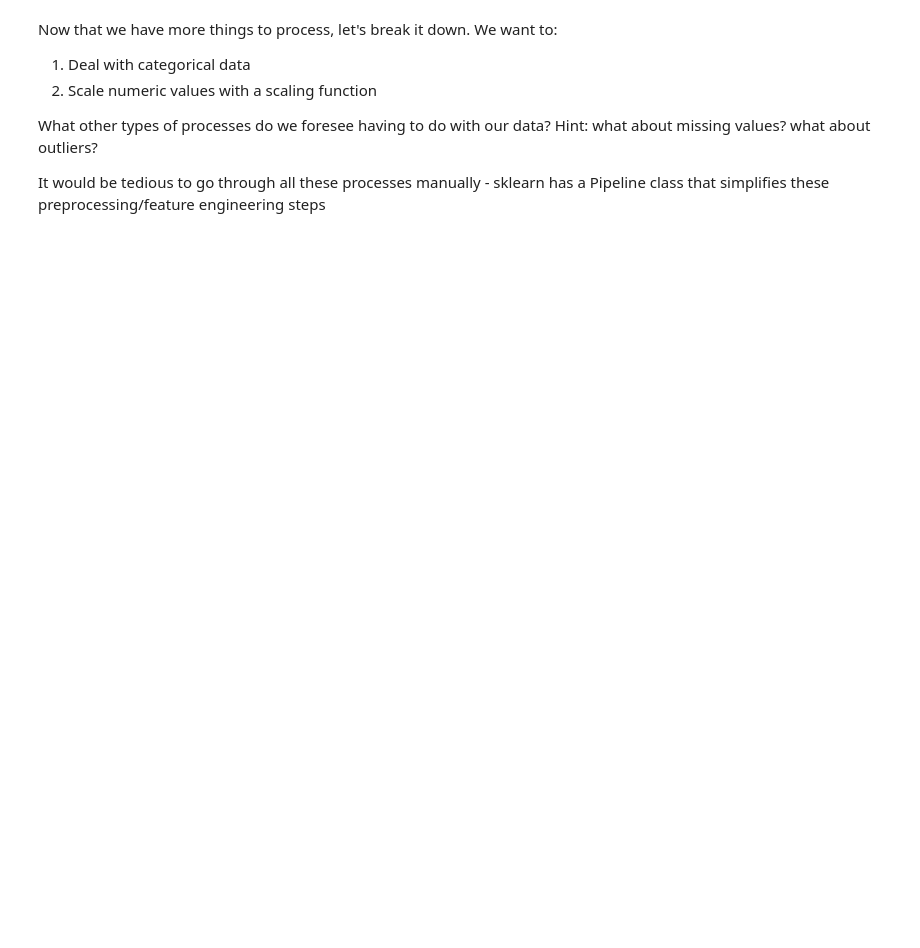
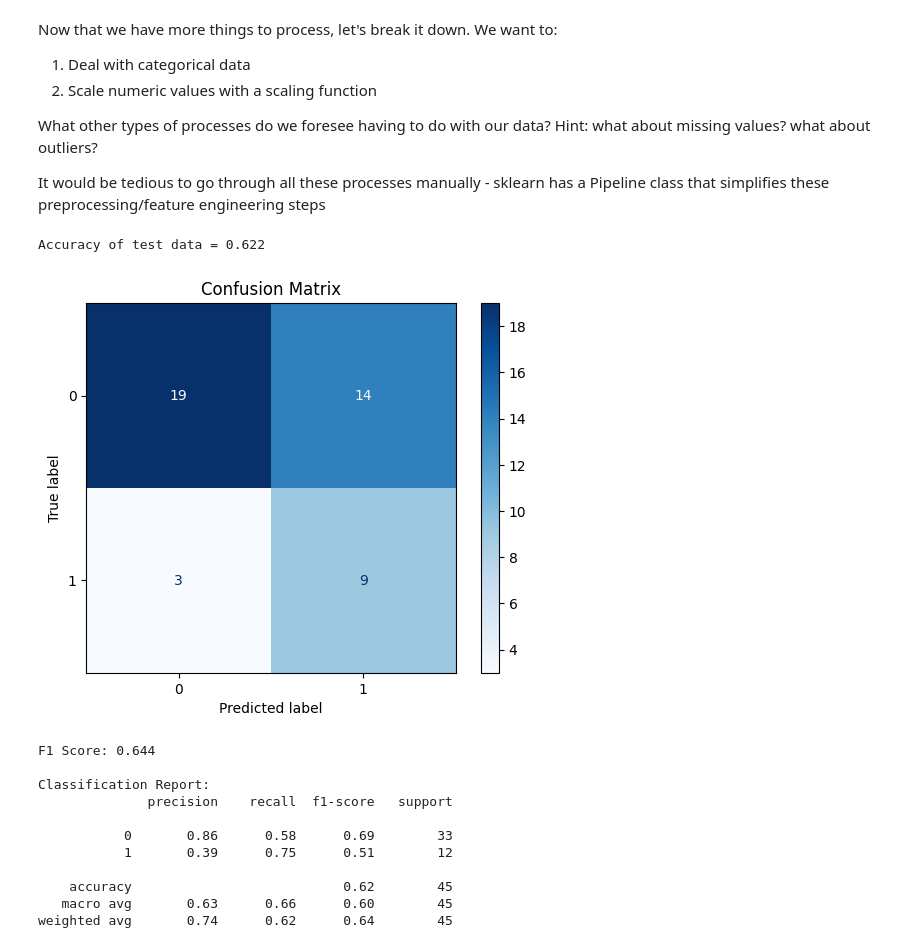
Before and after one commit to jo-tjx/MY-DAC-Curriculum, a Jupyter notebook: DAC-006_Machine_Learning/DAC-006-Intro_to_ML_Session_1_Student.ipynb, the cells around one changed output. Cells and saved outputs as stored; diff of their text form; code cells hidden in the pictures; blank space fills up the shorter version.

```diff
--- a/DAC-006_Machine_Learning/DAC-006-Intro_to_ML_Session_1_Student.ipynb
+++ b/DAC-006_Machine_Learning/DAC-006-Intro_to_ML_Session_1_Student.ipynb
@@ -349,3 +388,6 @@ Multiclass Logistic Regression extends binary logistic regression to handle mult
 Here we will be looking at softmax regression. To obtain the loss function for softmax regression, we can use MLE and minimise cross entropy, which is a generalised form of binary cross entropy.
 # %%
 # Let's load in the iris dataset
+iris = load_iris(as_frame = True)
+x = iris.data
+y - iris.target
@@ -359,34 +414,65 @@ What other types of processes do we foresee having to do with our data? Hint: wh
 
 It would be tedious to go through all these processes manually - sklearn has a Pipeline class that simplifies these preprocessing/feature engineering steps
 # %%
+# Import necessary libraries
+from sklearn.model_selection import train_test_split
+from sklearn.preprocessing import StandardScaler
+from sklearn.linear_model import LogisticRegression
+import numpy as np
+
 # Split the data into the training and test data
+x_train, x_test, y_train, y_test = train_test_split(x, y, test_size=0.3, random_state=42)
 
-
+# Initialize the scaler
+scaler = StandardScaler()
 
 # Fit the scaler on the training data and transform both training and test data
+x_train_scaled = scaler.fit_transform(x_train)
+x_test_scaled = scaler.transform(x_test)
 
-# regularization constant (strength)
+# Regularization constant (strength)
 REG_CONST = 0.01
 
-# Create a model and fit it to the training data.
-# C := inverse of regularization strength, stronger regularization with smaller values
+# Create a logistic regression model and fit it to the training data
+model = LogisticRegression(multi_class='multinomial', penalty='l2', C=1/REG_CONST, max_iter=300)
 
-# Predict the classes of test data and measure the accuracy of test data
+# Fit the model
+model.fit(x_train_scaled, y_train)
+
+# Predict the classes of test data and measure the accuracy
+y_pred = model.predict(x_test_scaled)
+acc = (y_pred == y_test).mean()
+print('\nAccuracy of test data = {:.3f}'.format(acc))
+# %% [output]
+Accuracy of test data = 0.622
 # %%
-# # Get prediction probabilities
-# y_pred_proba = model.predict_proba(x_test_scaled)[:, 1]
+# Get prediction probabilities
+y_pred_proba = model.predict_proba(x_test_scaled)[:, 1]
 
-# # Create and plot confusion matrix
-# cm = confusion_matrix(y_test, y_pred)
-# disp = ConfusionMatrixDisplay(confusion_matrix=cm, display_labels=model.classes_)
-# disp.plot(cmap=plt.cm.Blues)
-# plt.title('Confusion Matrix')
-# plt.show()
+# Create and plot confusion matrix
+cm = confusion_matrix(y_test, y_pred)
+disp = ConfusionMatrixDisplay(confusion_matrix=cm, display_labels=model.classes_)
+disp.plot(cmap=plt.cm.Blues)
+plt.title('Confusion Matrix')
+plt.show()
 
-# # Calculate F1 score
-# f1 = f1_score(y_test, y_pred, average='weighted')
-# print(f'F1 Score: {f1:.3f}')
+# Calculate F1 score
+f1 = f1_score(y_test, y_pred, average='weighted')
+print(f'F1 Score: {f1:.3f}')
 
-# # Print Classification Report
-# print("\nClassification Report:")
-# print(classification_report(y_test, y_pred))
+# Print Classification Report
+print("\nClassification Report:")
+print(classification_report(y_test, y_pred))
+# %% [output]
+[figure, added]
+F1 Score: 0.644
+
+Classification Report:
+              precision    recall  f1-score   support
+
+           0       0.86      0.58      0.69        33
+           1       0.39      0.75      0.51        12
+
+    accuracy                           0.62        45
+   macro avg       0.63      0.66      0.60        45
+weighted avg       0.74      0.62      0.64        45
```
Also changed, not shown: parts of 7 cells of this notebook, 1 other file.
